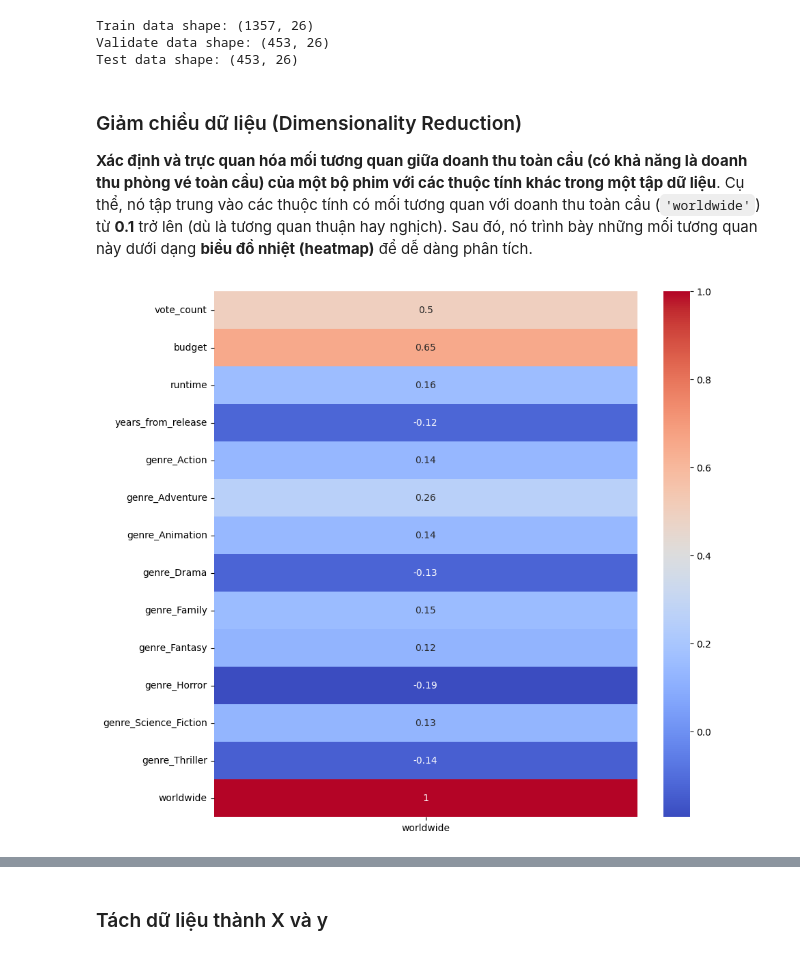
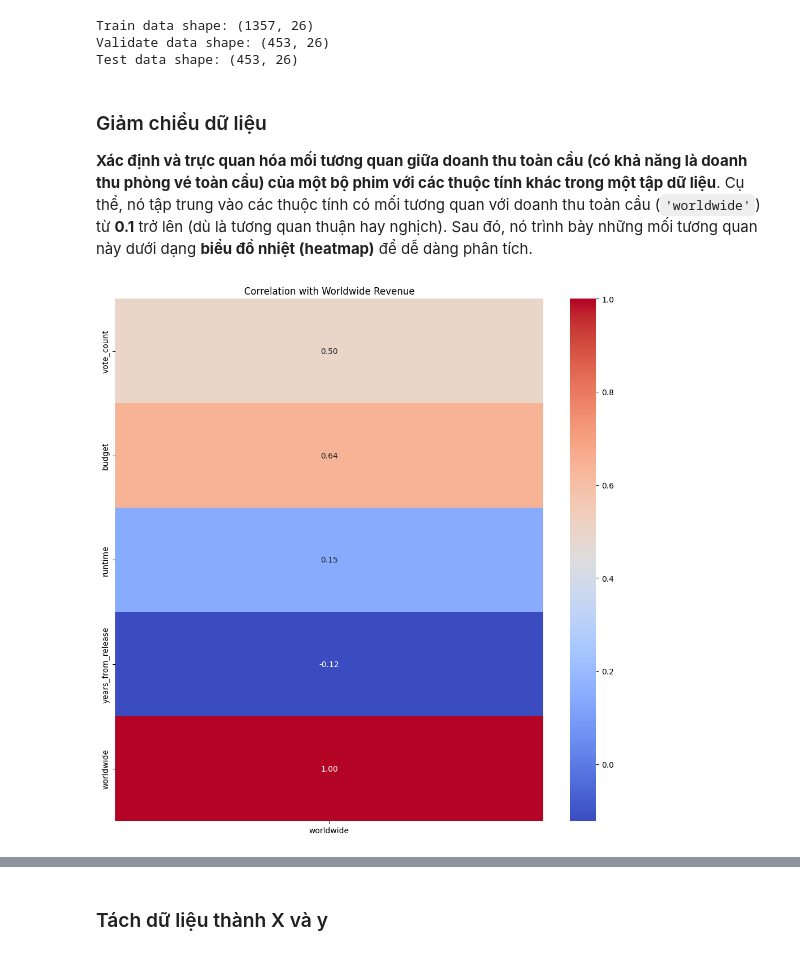
Before and after one commit to minhnhat-nguyen/HCMUS-Movie-Analytics, a Jupyter notebook: notebook/Worldwide_revenue_model.ipynb, the cells around one changed output, grey strips where cells are left out. Drawn from its saved outputs; the diff is of its cells as text; code cells hidden in the pictures.

```diff
--- a/notebook/Worldwide_revenue_model.ipynb
+++ b/notebook/Worldwide_revenue_model.ipynb
@@ -75,14 +75,25 @@ Train data shape: (1357, 26)
 Validate data shape: (453, 26)
 Test data shape: (453, 26)
 # %% [markdown]
-### Giảm chiều dữ liệu (Dimensionality Reduction)
+### Giảm chiều dữ liệu
 
  **Xác định và trực quan hóa mối tương quan giữa doanh thu toàn cầu (có khả năng là doanh thu phòng vé toàn cầu) của một bộ phim với các thuộc tính khác trong một tập dữ liệu**. Cụ thể, nó tập trung vào các thuộc tính có mối tương quan với doanh thu toàn cầu (`'worldwide'`) từ **0.1** trở lên (dù là tương quan thuận hay nghịch). Sau đó, nó trình bày những mối tương quan này dưới dạng **biểu đồ nhiệt (heatmap)** để dễ dàng phân tích.
 # %%
-correlation = train_data.corr()
-correlate_atribs = correlation['worldwide'][abs(correlation['worldwide']) > 0.1]
+genre_columns = [col for col in numerical_data.columns if col.startswith('genre_')]
+numerical_data_no_genre = numerical_data.drop(columns=genre_columns)
+
+correlation = numerical_data_no_genre.corr()
+correlate_attrs = correlation['worldwide'][abs(correlation['worldwide']) > 0.1]
+
 plt.figure(figsize=(10, 10))
-sns.heatmap(train_data[correlate_atribs.index].corr()[['worldwide']], annot=True, cmap='coolwarm')
+sns.heatmap(
+    numerical_data_no_genre[correlate_attrs.index].corr()[['worldwide']],
+    annot=True,
+    cmap='coolwarm',
+    fmt='.2f'
+)
+plt.title('Correlation with Worldwide Revenue')
+plt.tight_layout()
 plt.show()
 # %% [output]
-[figure, old version]
+[figure, new version]
```
Also changed, not shown: parts of 13 cells of this notebook, 1 other file.
